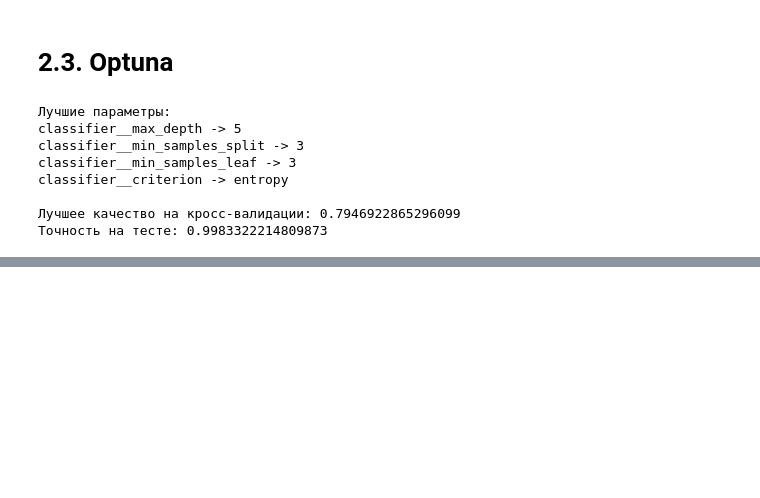
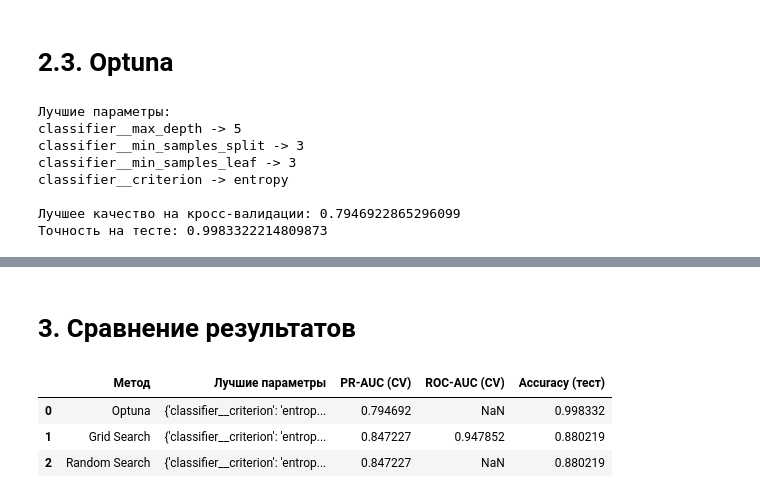
Before and after one commit to NotStrafe/ClassicML-Sem5, a Jupyter notebook: Krushinin_lr3.ipynb, the cells around one changed output, grey strips where cells are left out. Saved outputs shown, nothing was run; the diff lists cells and outputs as text; code cells hidden in the pictures; blank space fills up the shorter version.

```diff
--- a/Krushinin_lr3.ipynb
+++ b/Krushinin_lr3.ipynb
@@ -262,0 +336,59 @@ classifier__criterion -> entropy
+# %% [markdown]
+# 3. Сравнение результатов
+# %%
+import pandas as pd
+from IPython.display import display
+
+# Данные из твоего сообщения
+rows = [
+    {
+        "Метод": "Grid Search",
+        "Лучшие параметры": {
+            "classifier__criterion": "entropy",
+            "classifier__max_depth": None,
+            "classifier__max_features": "sqrt",
+            "classifier__min_samples_leaf": 1,
+            "classifier__min_samples_split": 2,
+        },
+        "PR-AUC (CV)": 0.8472271602900449,
+        "ROC-AUC (CV)": 0.9478521341480878,
+        "Accuracy (тест)": 0.8802190108930732,
+    },
+    {
+        "Метод": "Random Search",
+        "Лучшие параметры": {
+            "classifier__criterion": "entropy",
+            "classifier__max_depth": None,
+            "classifier__max_features": "sqrt",
+            "classifier__min_samples_leaf": 1,
+            "classifier__min_samples_split": 2,
+        },
+        "PR-AUC (CV)": 0.8472271602900449,
+        "ROC-AUC (CV)": None,
+        "Accuracy (тест)": 0.8802190108930732,
+    },
+    {
+        "Метод": "Optuna",
+        "Лучшие параметры": {
+            "classifier__criterion": "entropy",
+            "classifier__max_depth": 5,
+            "classifier__min_samples_leaf": 3,
+            "classifier__min_samples_split": 3,
+        },
+        "PR-AUC (CV)": 0.7946922865296099,
+        "ROC-AUC (CV)": None,
+        "Accuracy (тест)": 0.9983322214809873,
+    },
+]
+
+df = pd.DataFrame(rows)[["Метод", "Лучшие параметры",
+                         "PR-AUC (CV)", "ROC-AUC (CV)", "Accuracy (тест)"]]
+df_sorted = df.sort_values(
+    by="Accuracy (тест)", ascending=False).reset_index(drop=True)
+
+display(df_sorted)
+# %% [output]
+|  | Метод | Лучшие параметры | PR-AUC (CV) | ROC-AUC (CV) | Accuracy (тест) |
+| 0 | Optuna | {'classifier__criterion': 'entrop... | 0.794692 | NaN | 0.998332 |
+| 1 | Grid Search | {'classifier__criterion': 'entrop... | 0.847227 | 0.947852 | 0.880219 |
+| 2 | Random Search | {'classifier__criterion': 'entrop... | 0.847227 | NaN | 0.880219 |
```
Also changed, not shown: parts of 9 cells of this notebook, 1 other file.
